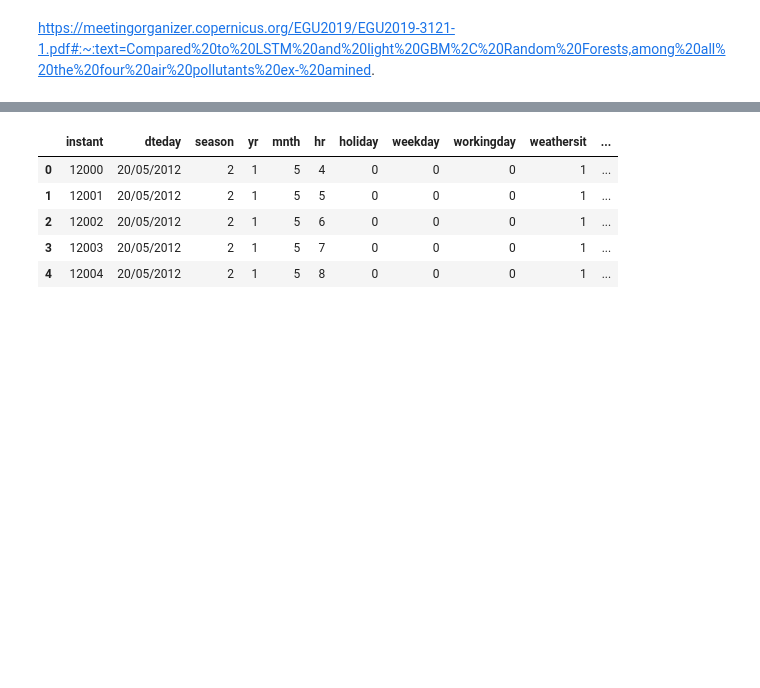
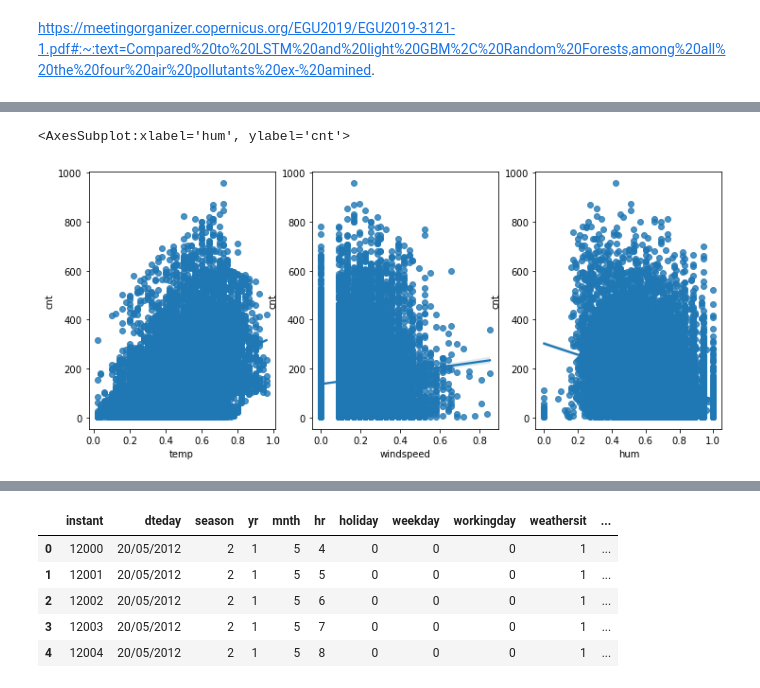
Before and after one commit to eloyina/hackaton, a Jupyter notebook: hackaton.ipynb, the cells around one changed output, grey strips where cells are left out. Saved outputs shown, nothing was run; the diff lists cells and outputs as text; code cells hidden in the pictures; blank space fills up the shorter version.

```diff
--- a/hackaton.ipynb
+++ b/hackaton.ipynb
@@ -106,0 +139,9 @@ dtype: int64
+# %%
+fig,(ax1,ax2,ax3) = plt.subplots(ncols=3)
+fig.set_size_inches(12, 5)
+sn.regplot(x="temp", y="cnt", data=train_df,ax=ax1)
+sn.regplot(x="windspeed", y="cnt", data=train_df,ax=ax2)
+sn.regplot(x="hum", y="cnt", data=train_df,ax=ax3)
+# %% [output]
+<AxesSubplot:xlabel='hum', ylabel='cnt'>
+[figure, added]
```
Also changed, not shown: parts of 58 cells of this notebook.
